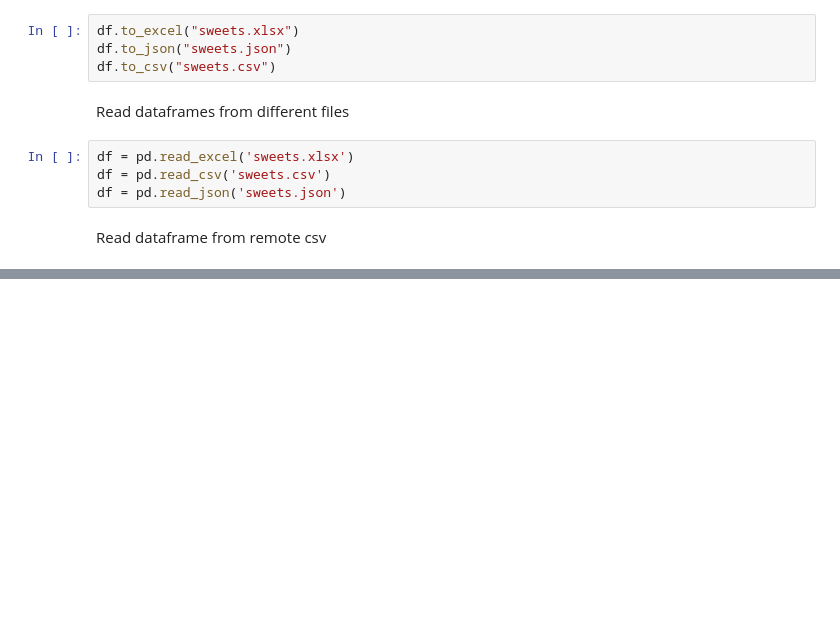
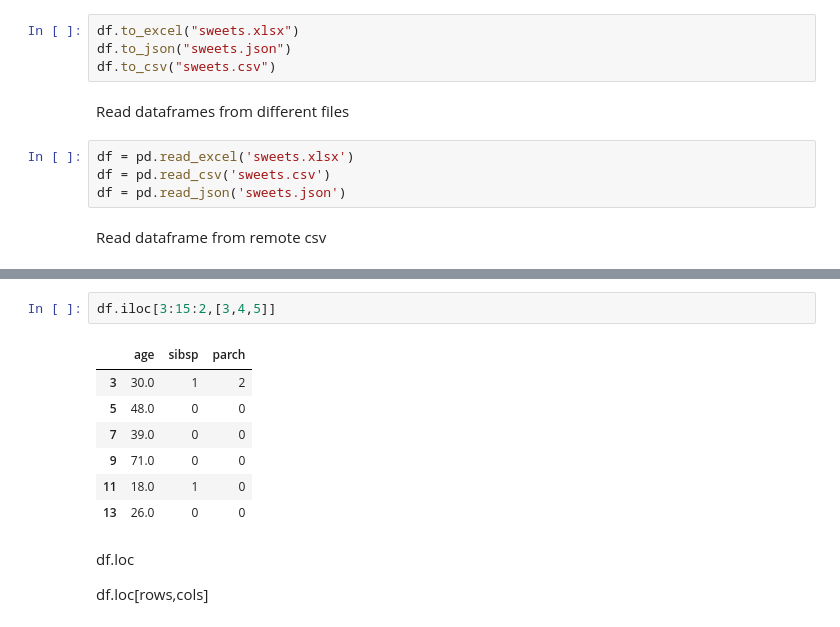
Before and after one commit to NotOnlyGeeks/LearnPandas, a Jupyter notebook: pandas1.ipynb, the cells around one changed output, grey strips where cells are left out. Saved outputs shown, nothing was run; the diff lists cells and outputs as text; blank space fills up the shorter version.

```diff
--- a/pandas1.ipynb
+++ b/pandas1.ipynb
@@ -71,0 +155,14 @@ df.head()
+# %%
+df.iloc[3:15:2,[3,4,5]]
+# %% [output]
+|  | age | sibsp | parch |
+| 3 | 30.0 | 1 | 2 |
+| 5 | 48.0 | 0 | 0 |
+| 7 | 39.0 | 0 | 0 |
+| 9 | 71.0 | 0 | 0 |
+| 11 | 18.0 | 1 | 0 |
+| 13 | 26.0 | 0 | 0 |
+# %% [markdown]
+df.loc
+
+df.loc[rows,cols]
```
Also changed, not shown: parts of 29 cells of this notebook, 4 other files.
